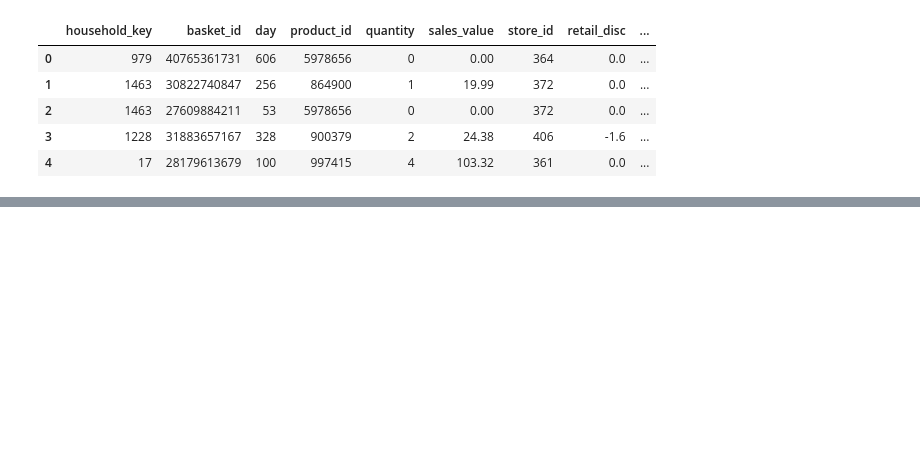
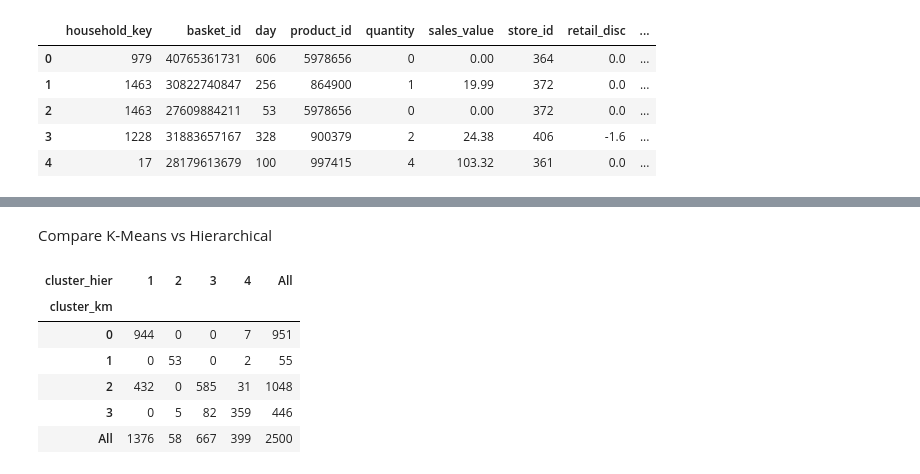
Before and after one commit to DATA601-CustSegment-Nov2025-to-Feb2026/New-CustSegment-Project, a Jupyter notebook: Customer_Segmentation_(Preprocessing).ipynb, the cells around one changed output, grey strips where cells are left out. Cells and saved outputs as stored; diff of their text form; code cells hidden in the pictures; blank space fills up the shorter version.

```diff
--- a/Customer_Segmentation_(Preprocessing).ipynb
+++ b/Customer_Segmentation_(Preprocessing).ipynb
@@ -626,0 +729,14 @@ print(num_unique_households)
+# %%
+k_opt = 4
+km_final = KMeans(n_clusters=k_opt, random_state=42, n_init=10)
+rfm["cluster_km"] = km_final.fit_predict(X)
+
+# cluster centers in scaled space, optional back-transform
+centers_scaled = km_final.cluster_centers_
+centers = scaler.inverse_transform(centers_scaled)
+centers_df = pd.DataFrame(
+    centers,
+    columns=features.columns
+)
+print("Cluster centers (unscaled):")
+print(centers_df)
@@ -626,0 +826,12 @@ print(num_unique_households)
+# %% [markdown]
+Compare K‑Means vs Hierarchical
+# %%
+pd.crosstab(rfm["cluster_km"], rfm["cluster_hier"], margins=True)
+# %% [output]
+| cluster_hier | 1 | 2 | 3 | 4 | All |
+| cluster_km |  |  |  |  |  |
+| 0 | 944 | 0 | 0 | 7 | 951 |
+| 1 | 0 | 53 | 0 | 2 | 55 |
+| 2 | 432 | 0 | 585 | 31 | 1048 |
+| 3 | 0 | 5 | 82 | 359 | 446 |
+| All | 1376 | 58 | 667 | 399 | 2500 |
```
Also changed, not shown: parts of 27 cells of this notebook.
